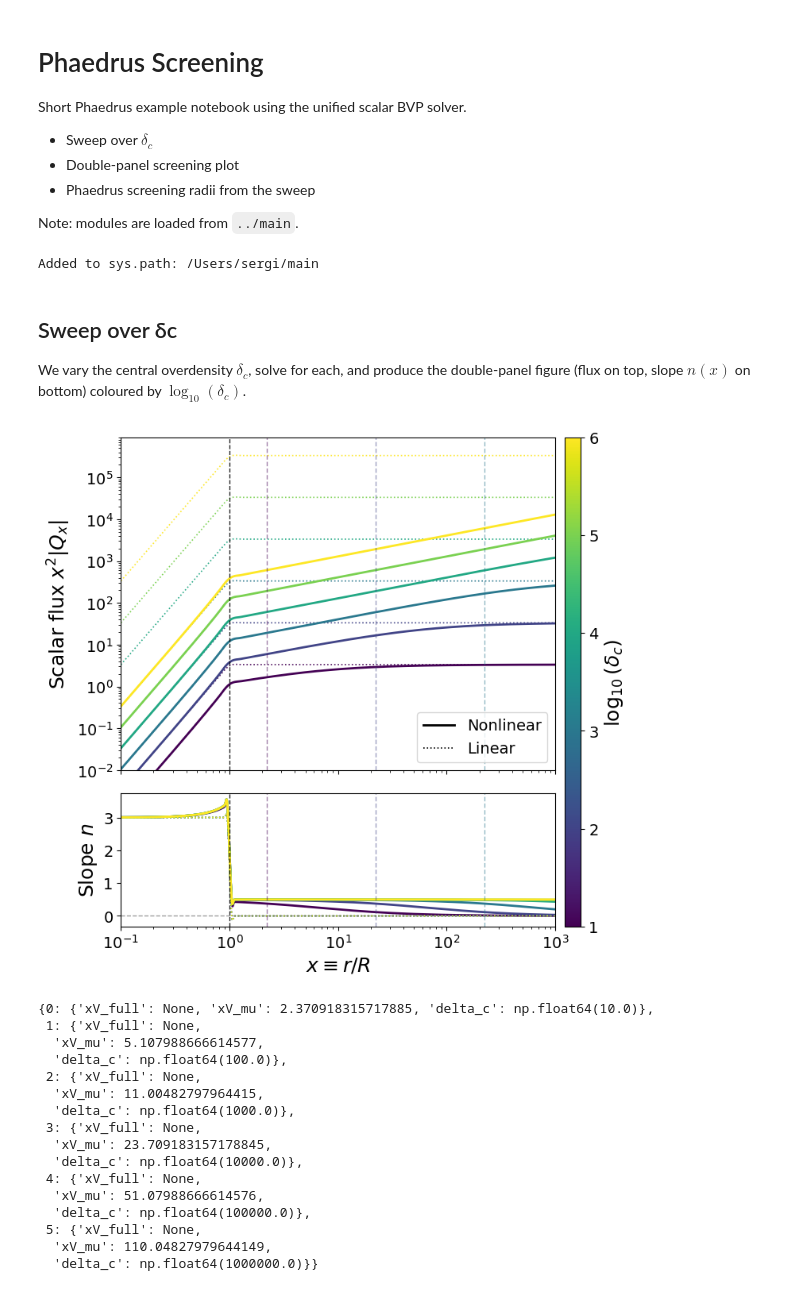
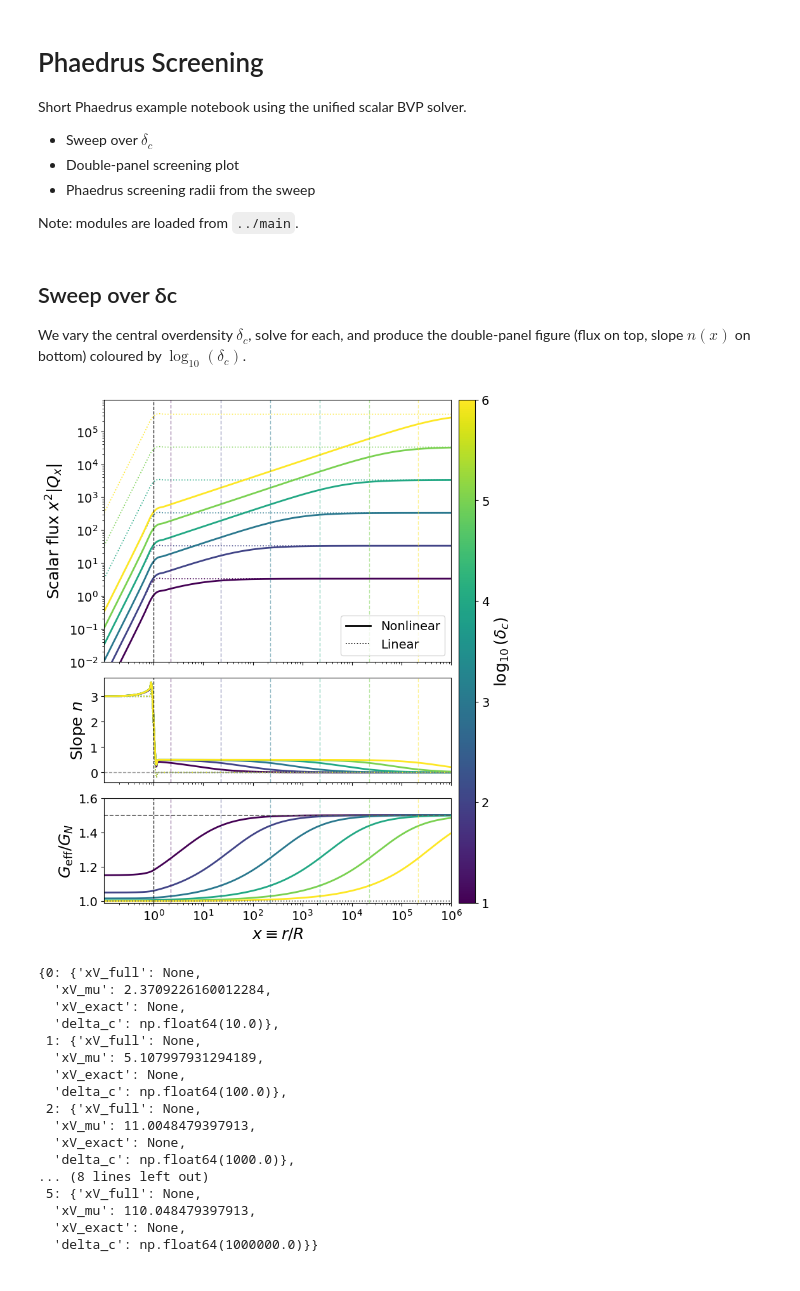
Before and after one commit to sergisl/escut, a Jupyter notebook: notebooks/phaedrus-screening.ipynb, the cells around one changed output. Saved outputs shown, nothing was run; the diff lists cells and outputs as text; code cells hidden in the pictures.

```diff
--- a/notebooks/phaedrus-screening.ipynb
+++ b/notebooks/phaedrus-screening.ipynb
@@ -8,12 +8,23 @@ Short Phaedrus example notebook using the unified scalar BVP solver.
 
 Note: modules are loaded from `../main`.
 # %%
-import sys, os, importlib
-repo_root = os.path.abspath(os.path.join(os.getcwd(), "../.."))
-main_dir = os.path.join(repo_root, "main")
+import sys, importlib
+from pathlib import Path
+
+cwd = Path.cwd().resolve()
+repo_root = next(
+    (
+        p for p in (cwd, cwd.parent, cwd.parent.parent)
+        if (p / "main" / "physics_utils.py").exists()
+    ),
+    None,
+)
+if repo_root is None:
+    raise RuntimeError(f"Could not locate project root from cwd={cwd}")
+
+main_dir = str(repo_root / "main")
 if main_dir not in sys.path:
     sys.path.insert(0, main_dir)
-print("Added to sys.path:", main_dir)
 
 import physics_utils as _physics_mod
 importlib.reload(_physics_mod)
@@ -30,8 +41,6 @@ from escut import (
 
 import numpy as np
 import matplotlib.pyplot as plt
-# %% [output]
-Added to sys.path: /Users/sergi/main
 # %% [markdown]
 ## Sweep over δc
 We vary the central overdensity $\delta_c$, solve for each, and produce the
@@ -64,31 +73,45 @@ for dc in delta_cs:
                                S=S, delta_c=dc, delta_inf=delta_inf, eps_edge=eps_edge,
                                xmin=xmin, xmax=xmax, npoints=npoints, tol=tol, homotopy=True, max_nodes=max_nodes)
     linrefs.append(sol_lin)
+
+x = np.logspace(np.log10(xmin), np.log10(xmax), 1200)
 # %%
 from matplotlib.lines import Line2D
 from matplotlib.colors import Normalize
 from physics_utils import _cross_at_one
 import matplotlib.cm as cm
 
-# Two-panel figure: derivative (top) and slope n(x) (bottom) for Phaedrus sweep
-fig, (ax_top, ax_bot), xV_map = plot_double_panel(
-    x, sols,
+# Three-panel figure for the Phaedrus sweep: scalar flux x^2|Q'| (top), local
+# slope n(x) (middle), and the Jordan-frame effective Newton constant
+# G_eff/G_N = Phi'/Phi'_GR (bottom).  Substituting the screened flux back into
+# the metric equations gives G_eff/G_N = 1 + (alpha_B+2 alpha_M)^2/(2 Gamma) * Q'/Q'_lin,
+# which returns to 1 (GR) wherever the flux is screened and saturates to the
+# unscreened enhancement far out.  Gamma = A = 1 here; the representative
+# couplings alpha_B = 1/2, alpha_M = 1/4 give (alpha_B+2 alpha_M)^2/(2 Gamma) = 1/2,
+# i.e. an unscreened value G_eff/G_N -> 3/2.  Flux panel keeps its 2.5:1 height
+# to match the other mechanisms' figures; G_eff shares n's height.
+alpha_B, alpha_M = 0.5, 0.25
+
+x_plot = x[x >= 1e-1]
+fig, (ax_top, ax_bot, ax_geff), xV_map = plot_double_panel(
+    x_plot, sols,
     linrefs=linrefs,
     cmap_name="viridis",
     lw_num=2.0, lw_lin=1.2, lin_ls=":",
     smooth_win_deriv=61, smooth_poly_deriv=3,
     smooth_win_vain=21, smooth_poly_vain=3,
     S=S, delta_inf=delta_inf, eps_edge=eps_edge,
-    figsize=(8, 8),
+    figsize=(8, 10.3),
     vradius="none",
     vline_alpha=0.5, vline_lw=1.0, vline_ls="striped",
     show_horizontal_guides=False,
+    geff_panel=True, alpha_B=alpha_B, alpha_M=alpha_M,
     label_fontsize=18,
     tick_fontsize=14,
     cbar_fontsize=18,
 )
 
-for ax_ in [ax_top, ax_bot]:
+for ax_ in [ax_top, ax_bot, ax_geff]:
     ax_.grid(True, which='major', alpha=0.0)
     ax_.grid(True, which='minor', alpha=0.0)
 
@@ -99,51 +122,52 @@ legend_elements = [
     Line2D([0], [0], color='black', lw=1.2, linestyle=':', label='Linear'),
 ]
 ax_top.legend(handles=legend_elements, loc='lower right', fontsize=14)
 
 ax_top.set_ylim(bottom=1e-2)
 
 ax_bot.set_yticks([0, 1, 2, 3])
 ax_bot.set_yticklabels(['0', '1', '2', '3'], fontsize=14)
 
-x_fine = np.logspace(np.log10(float(x[0])), np.log10(float(x[-1])), 3000)
+x_fine = np.logspace(np.log10(float(x_plot[0])), np.log10(float(x_plot[-1])), 3000)
 norm_v = Normalize(vmin=np.log10(delta_cs.min()), vmax=np.log10(delta_cs.max()))
 cmap_v = cm.get_cmap("viridis")
 
 for sol_i, dc in zip(sols, delta_cs):
     meta = getattr(sol_i, "meta", {}) or {}
     pars = meta.get("pars_full", None)
     if pars is None:
         continue
-    A_i, _, _, D_i, _, _, _ = pars
+    A_i, _, _, D_i, _, _, _, _ = pars
     if A_i == 0 or D_i == 0:
         continue
     Q_fine = sol_i.sol(x_fine)[0]
     ratio = D_i * np.abs(Q_fine) / abs(A_i)
     x_pscr = _cross_at_one(x_fine, ratio)
     if x_pscr is None:
         continue
     col = cmap_v(norm_v(np.log10(dc)))
-    for ax_ in [ax_top, ax_bot]:
+    for ax_ in [ax_top, ax_bot, ax_geff]:
         ax_.axvline(x_pscr, color=col, ls=(0, (4, 2)), lw=1.0, alpha=0.5, label="_noref")
 
-fig.savefig('phaedrus_double_panel.pdf', dpi=300, bbox_inches='tight')
+fig.savefig('phaedrus_triple_panel.pdf', dpi=300, bbox_inches='tight')
 plt.show()
 xV_map
 # %% [output]
-[figure, old version]
+[figure, new version]
-{0: {'xV_full': None, 'xV_mu': 2.370918315717885, 'delta_c': np.float64(10.0)},
+{0: {'xV_full': None,
+  'xV_mu': 2.3709226160012284,
+  'xV_exact': None,
+  'delta_c': np.float64(10.0)},
  1: {'xV_full': None,
-  'xV_mu': 5.107988666614577,
+  'xV_mu': 5.107997931294189,
+  'xV_exact': None,
   'delta_c': np.float64(100.0)},
  2: {'xV_full': None,
-  'xV_mu': 11.00482797964415,
+  'xV_mu': 11.0048479397913,
+  'xV_exact': None,
   'delta_c': np.float64(1000.0)},
- 3: {'xV_full': None,
-  'xV_mu': 23.709183157178845,
-  'delta_c': np.float64(10000.0)},
- 4: {'xV_full': None,
-  'xV_mu': 51.07988666614576,
-  'delta_c': np.float64(100000.0)},
+... (8 lines left out)
  5: {'xV_full': None,
-  'xV_mu': 110.04827979644149,
+  'xV_mu': 110.048479397913,
+  'xV_exact': None,
   'delta_c': np.float64(1000000.0)}}
```
Also changed, not shown: 36 other files.
